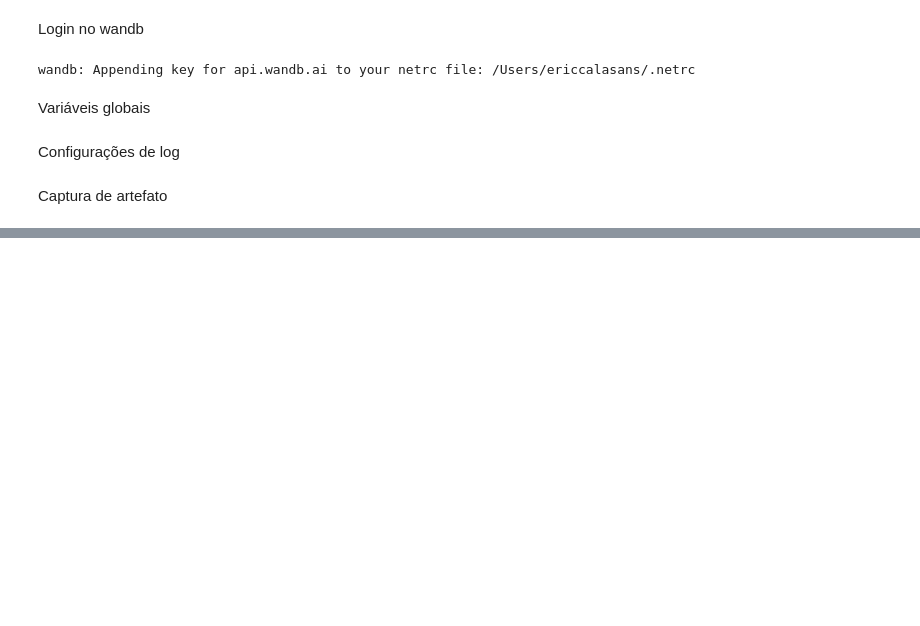
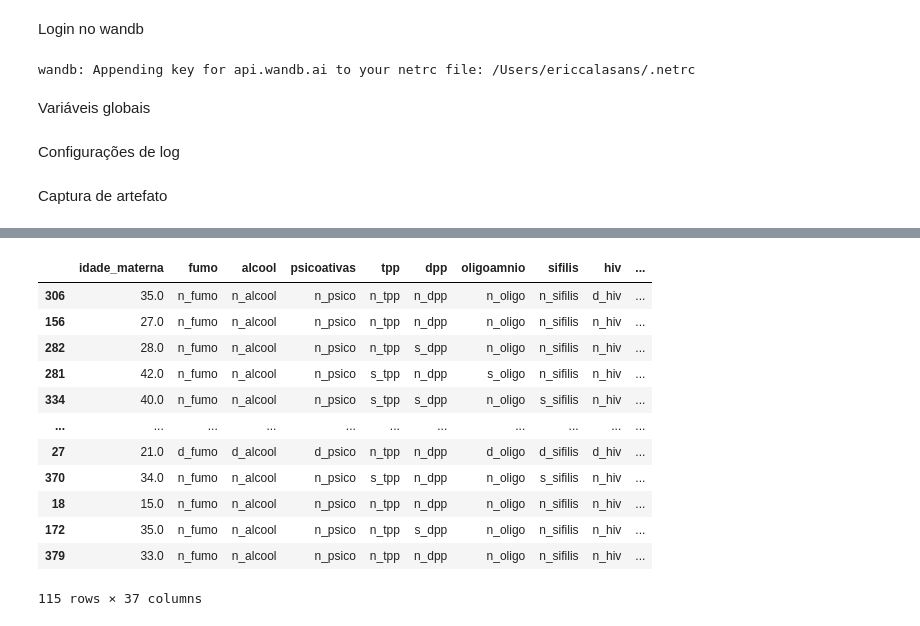
Before and after one commit to ecalasans/mlreanimacao, a Jupyter notebook: ml_p1_TRAIN.ipynb, the cells around one changed output, grey strips where cells are left out. Cells and saved outputs as stored; diff of their text form; code cells hidden in the pictures; blank space fills up the shorter version.

```diff
--- a/ml_p1_TRAIN.ipynb
+++ b/ml_p1_TRAIN.ipynb
@@ -81,0 +290,16 @@ CommError: Project ecalasans/mlreanimacao does not contain artifact: "train.csv:
+# %%
+x_val
+# %% [output]
+|  | idade_materna | fumo | alcool | psicoativas | tpp | dpp | oligoamnio | sifilis | hiv | ... |
+| 306 | 35.0 | n_fumo | n_alcool | n_psico | n_tpp | n_dpp | n_oligo | n_sifilis | d_hiv | ... |
+| 156 | 27.0 | n_fumo | n_alcool | n_psico | n_tpp | n_dpp | n_oligo | n_sifilis | n_hiv | ... |
+| 282 | 28.0 | n_fumo | n_alcool | n_psico | n_tpp | s_dpp | n_oligo | n_sifilis | n_hiv | ... |
+| 281 | 42.0 | n_fumo | n_alcool | n_psico | s_tpp | n_dpp | s_oligo | n_sifilis | n_hiv | ... |
+| 334 | 40.0 | n_fumo | n_alcool | n_psico | s_tpp | s_dpp | n_oligo | s_sifilis | n_hiv | ... |
+| ... | ... | ... | ... | ... | ... | ... | ... | ... | ... | ... |
+| 27 | 21.0 | d_fumo | d_alcool | d_psico | n_tpp | n_dpp | d_oligo | d_sifilis | d_hiv | ... |
+| 370 | 34.0 | n_fumo | n_alcool | n_psico | s_tpp | n_dpp | n_oligo | s_sifilis | n_hiv | ... |
+| 18 | 15.0 | n_fumo | n_alcool | n_psico | n_tpp | n_dpp | n_oligo | n_sifilis | n_hiv | ... |
+| 172 | 35.0 | n_fumo | n_alcool | n_psico | n_tpp | s_dpp | n_oligo | n_sifilis | n_hiv | ... |
+| 379 | 33.0 | n_fumo | n_alcool | n_psico | n_tpp | n_dpp | n_oligo | n_sifilis | n_hiv | ... |
+115 rows × 37 columns
```
Also changed, not shown: parts of 31 cells of this notebook, 8 other files.
